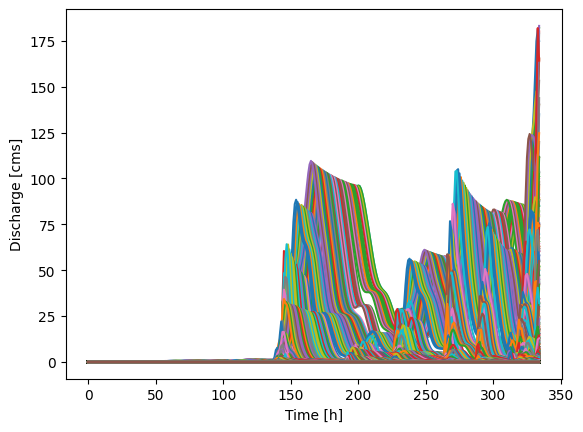
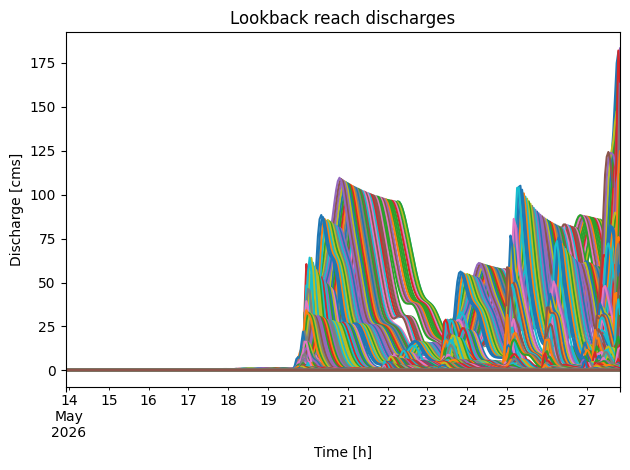
Unified diff of the notebook cell whose output changed from the first chart to the second:
--- before
+++ after
@@ -1,3 +1,5 @@
-_ = plt.plot(pd.DataFrame.from_dict(outputs, orient='index').values)
+outputs.plot(legend=False)
 plt.xlabel('Time [h]')
 plt.ylabel('Discharge [cms]')
+plt.title('Lookback reach discharges')
+plt.tight_layout()

Commit: Update notebook